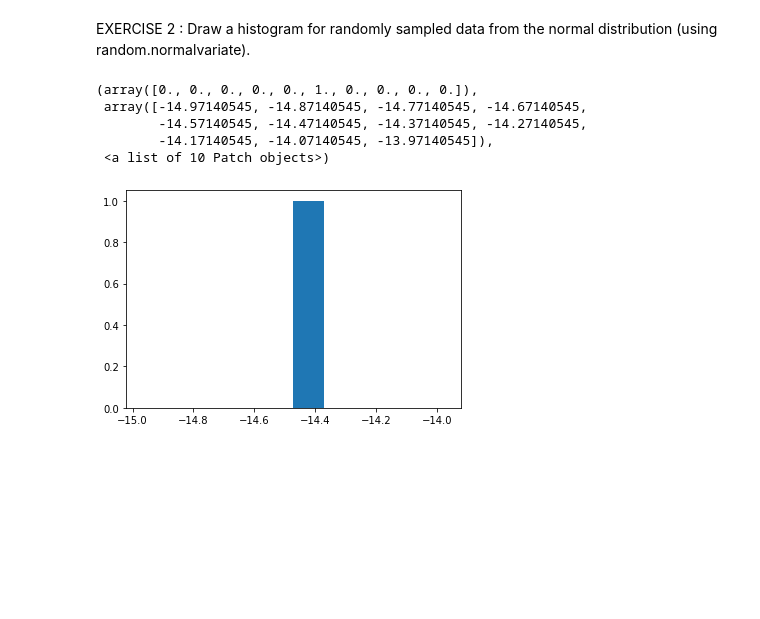
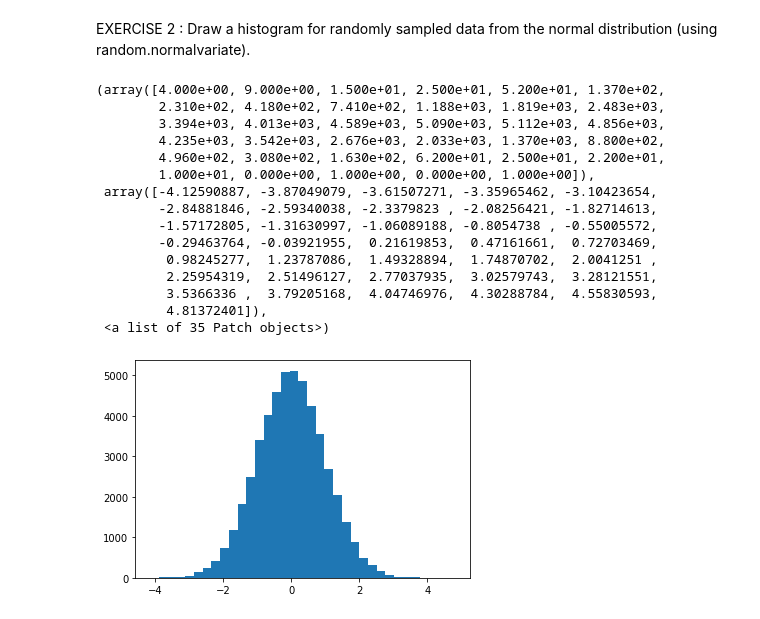
Before and after one commit to yangbingyi226/DataScience, a Jupyter notebook: Visualisation_with_matplotlib.ipynb, the cells around one changed output. Drawn from its saved outputs; the diff is of its cells as text; code cells hidden in the pictures; blank space fills up the shorter version.

```diff
--- a/Visualisation_with_matplotlib.ipynb
+++ b/Visualisation_with_matplotlib.ipynb
@@ -92,11 +92,22 @@ plt.legend();
 EXERCISE 2 : Draw a histogram for randomly sampled data from the normal distribution (using random.normalvariate).
 # %%
 data = random.normalvariate(0,1)
-plt.hist(data)
+data = [random.normalvariate(0,1) for _ in range(number_of_data_points)]
+plt.hist(data,bins= 35)
 # %% [output]
-(array([0., 0., 0., 0., 0., 1., 0., 0., 0., 0.]),
- array([-14.97140545, -14.87140545, -14.77140545, -14.67140545,
-        -14.57140545, -14.47140545, -14.37140545, -14.27140545,
-        -14.17140545, -14.07140545, -13.97140545]),
- <a list of 10 Patch objects>)
+(array([4.000e+00, 9.000e+00, 1.500e+01, 2.500e+01, 5.200e+01, 1.370e+02,
+        2.310e+02, 4.180e+02, 7.410e+02, 1.188e+03, 1.819e+03, 2.483e+03,
+        3.394e+03, 4.013e+03, 4.589e+03, 5.090e+03, 5.112e+03, 4.856e+03,
+        4.235e+03, 3.542e+03, 2.676e+03, 2.033e+03, 1.370e+03, 8.800e+02,
+        4.960e+02, 3.080e+02, 1.630e+02, 6.200e+01, 2.500e+01, 2.200e+01,
+        1.000e+01, 0.000e+00, 1.000e+00, 0.000e+00, 1.000e+00]),
+ array([-4.12590887, -3.87049079, -3.61507271, -3.35965462, -3.10423654,
+        -2.84881846, -2.59340038, -2.3379823 , -2.08256421, -1.82714613,
+        -1.57172805, -1.31630997, -1.06089188, -0.8054738 , -0.55005572,
+        -0.29463764, -0.03921955,  0.21619853,  0.47161661,  0.72703469,
+         0.98245277,  1.23787086,  1.49328894,  1.74870702,  2.0041251 ,
+         2.25954319,  2.51496127,  2.77037935,  3.02579743,  3.28121551,
+         3.5366336 ,  3.79205168,  4.04746976,  4.30288784,  4.55830593,
+         4.81372401]),
+ <a list of 35 Patch objects>)
-[figure, old version]
+[figure, new version]
```
Also changed, not shown: parts of 5 cells of this notebook.
